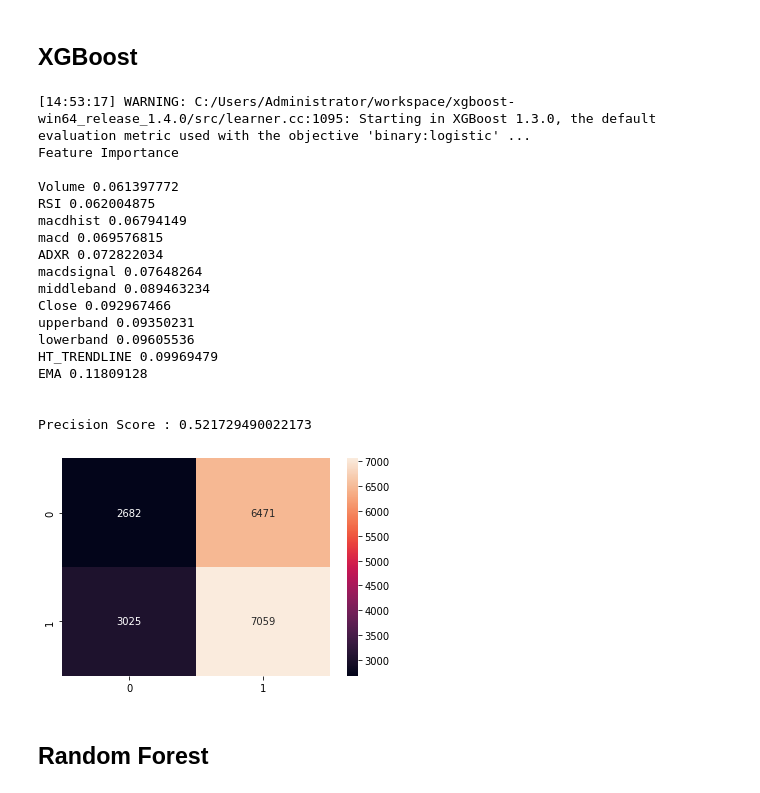
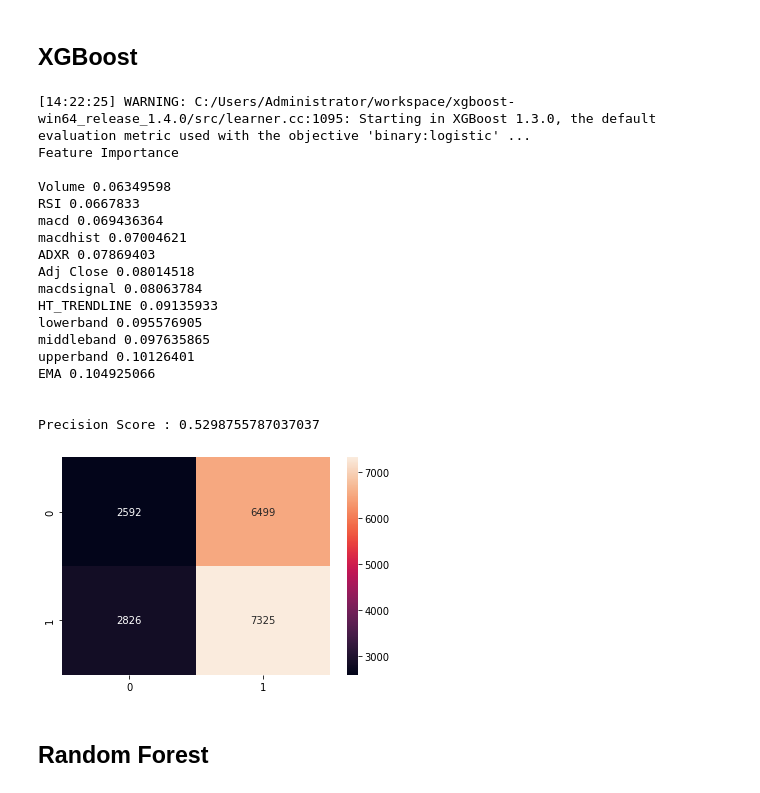
Before and after one commit to abhighosh98/Statistical-Stock-Market-Analysis, a Jupyter notebook: Statistical Analysis.ipynb, the cells around one changed output. Saved outputs shown, nothing was run; the diff lists cells and outputs as text; code cells hidden in the pictures.

```diff
--- a/Statistical Analysis.ipynb
+++ b/Statistical Analysis.ipynb
@@ -353,14 +337,14 @@ sns.heatmap(combined_data5.corr())
 <AxesSubplot:>
 [figure]
 # %%
-# Dropping Open, High, Low and Adj Close since its similar info to Close
+# Dropping Open, High, Low and Close since its similar info to Adj Close
 
-combined_i_data.drop(columns = ['Open', 'High', 'Low', 'Adj Close'], inplace = True)
-combined_data5.drop(columns = ['Open', 'High', 'Low', 'Adj Close'], inplace = True)
-combined_data10.drop(columns = ['Open', 'High', 'Low', 'Adj Close'], inplace = True)
-combined_data15.drop(columns = ['Open', 'High', 'Low', 'Adj Close'], inplace = True)
-combined_data30.drop(columns = ['Open', 'High', 'Low', 'Adj Close'], inplace = True)
-combined_data60.drop(columns = ['Open', 'High', 'Low', 'Adj Close'], inplace = True)
+combined_i_data.drop(columns = ['Open', 'High', 'Low', 'Close'], inplace = True)
+combined_data5.drop(columns = ['Open', 'High', 'Low', 'Close'], inplace = True)
+combined_data10.drop(columns = ['Open', 'High', 'Low', 'Close'], inplace = True)
+combined_data15.drop(columns = ['Open', 'High', 'Low', 'Close'], inplace = True)
+combined_data30.drop(columns = ['Open', 'High', 'Low', 'Close'], inplace = True)
+combined_data60.drop(columns = ['Open', 'High', 'Low', 'Close'], inplace = True)
 sns.heatmap(combined_data5.corr())
 # %% [output]
 <AxesSubplot:>
@@ -445,37 +430,37 @@ Precision Score : 0.5180903446799401
 # %%
 xgb = XGBClassifier(objective='binary:logistic', use_label_encoder=False)
 xgb.fit(X_train, y_train.astype(int))
 print("Feature Importance\n")
-feature_dict = {feature: importance for feature, importance in zip(['Close', 'Volume', 'upperband', 'middleband', 'lowerband',
+feature_dict = {feature: importance for feature, importance in zip(['Adj Close', 'Volume', 'upperband', 'middleband', 'lowerband',
        'EMA', 'HT_TRENDLINE', 'ADXR', 'macd', 'macdsignal', 'macdhist', 'RSI'], xgb.feature_importances_)}
 feature_dict = dict(sorted(feature_dict.items(), key=lambda item: item[1]))
 for feature, importance in feature_dict.items():
     print(feature, importance)
 
 y_val_pred = xgb.predict(X_val)
 print("\n\nPrecision Score :", precision_score(y_val, y_val_pred))
 sns.heatmap(confusion_matrix(y_val, y_val_pred), annot = True, fmt = 'g')
 plt.show()
 # %% [output]
-[14:53:17] WARNING: C:/Users/Administrator/workspace/xgboost-win64_release_1.4.0/src/learner.cc:1095: Starting in XGBoost 1.3.0, the default evaluation metric used with the objective 'binary:logistic' ...
+[14:22:25] WARNING: C:/Users/Administrator/workspace/xgboost-win64_release_1.4.0/src/learner.cc:1095: Starting in XGBoost 1.3.0, the default evaluation metric used with the objective 'binary:logistic' ...
 Feature Importance
 
-Volume 0.061397772
-RSI 0.062004875
-macdhist 0.06794149
-macd 0.069576815
-ADXR 0.072822034
-macdsignal 0.07648264
-middleband 0.089463234
-Close 0.092967466
-upperband 0.09350231
-lowerband 0.09605536
-HT_TRENDLINE 0.09969479
-EMA 0.11809128
+Volume 0.06349598
+RSI 0.0667833
+macd 0.069436364
+macdhist 0.07004621
+ADXR 0.07869403
+Adj Close 0.08014518
+macdsignal 0.08063784
+HT_TRENDLINE 0.09135933
+lowerband 0.095576905
+middleband 0.097635865
+upperband 0.10126401
+EMA 0.104925066
 
 
-Precision Score : 0.521729490022173
+Precision Score : 0.5298755787037037
-[figure, old version]
+[figure, new version]
 # %% [markdown]
 ## Random Forest
 # %%
```
Also changed, not shown: parts of 54 cells of this notebook, 8 other files.
